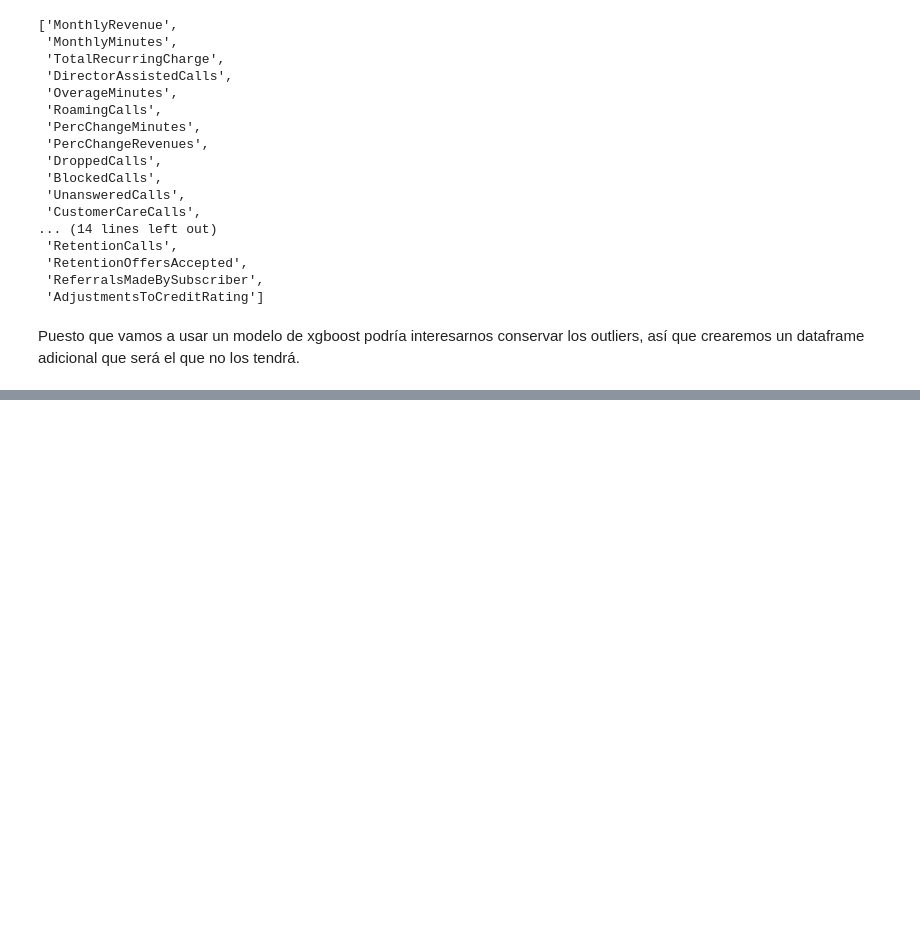
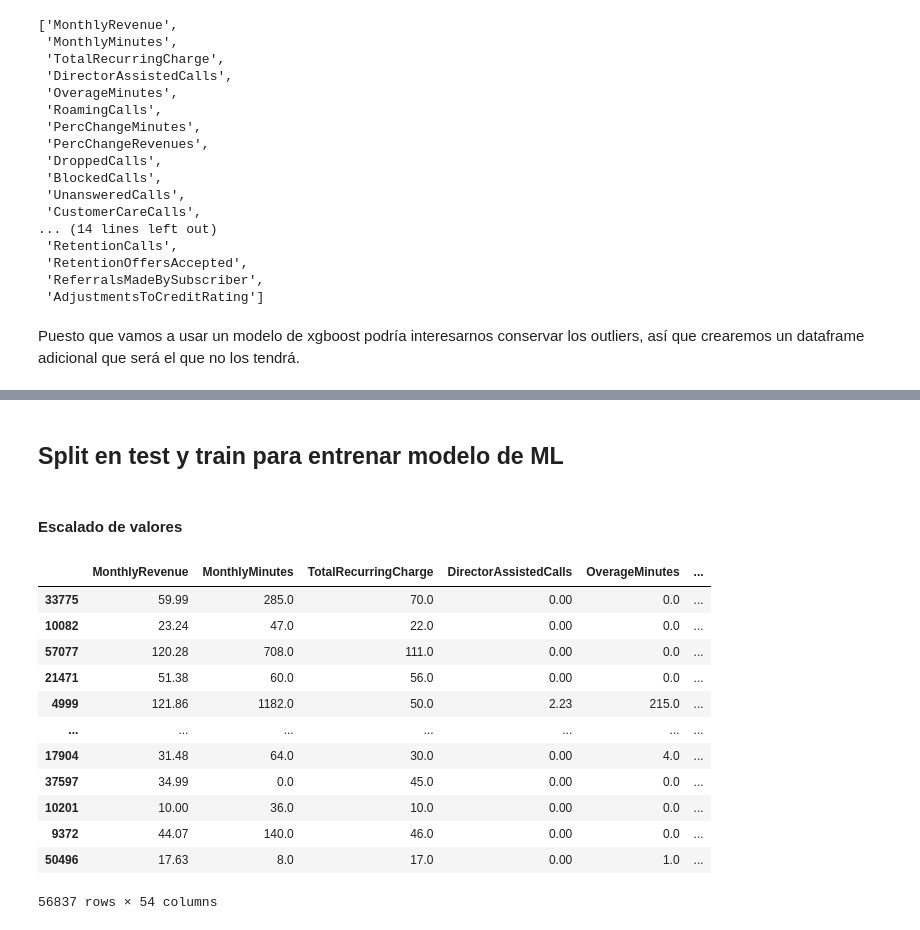
Before and after one commit to 4GeeksAcademy/ProyectoFinalDS_Churn_Pablo_Sahid, a Jupyter notebook: src/explore.ipynb, the cells around one changed output, grey strips where cells are left out. Drawn from its saved outputs; the diff is of its cells as text; code cells hidden in the pictures; blank space fills up the shorter version.

```diff
--- a/src/explore.ipynb
+++ b/src/explore.ipynb
@@ -1032,0 +1043,3 @@ outliers_dict # Este JSON me lo tengo que GUARDAR
+# %%
+with open("./outliers_dict.json", "w") as f:
+  json.dump(outliers_dict, f)
@@ -1032,0 +1114,8 @@ outliers_dict # Este JSON me lo tengo que GUARDAR
+# %%
+# Rellenar los valores de Age HH1 y Age HH2 con la moda  de la variable en ambos dataframes
+total_data_CON_outliers["AgeHH1"] = total_data_CON_outliers["AgeHH1"].fillna(df2["AgeHH1"].mode()[0]) # Cuando una variable es categórica
+total_data_CON_outliers["AgeHH2"] = total_data_CON_outliers["AgeHH2"].fillna(df2["AgeHH2"].mode()[0]) # Cuando una variable es categórica
+
+
+total_data_SIN_outliers["AgeHH1"] = total_data_SIN_outliers["AgeHH1"].fillna(df2["AgeHH1"].mode()[0])
+total_data_SIN_outliers["AgeHH2"] = total_data_SIN_outliers["AgeHH2"].fillna(df2["AgeHH2"].mode()[0])
@@ -1032,0 +1201,35 @@ outliers_dict # Este JSON me lo tengo que GUARDAR
+# %% [markdown]
+## Split en test y train para entrenar modelo de ML
+# %%
+
+
+# ESTO ES LO QUE ENTRA EN ESTE PASO
+# total_data_SIN_outliers
+# total_data_CON_outliers
+
+#Las predictoras son todas las variables menos Churn, vamos a recorrer el dataframe y añadirlas
+
+predictoras = [col for col in total_data_CON_outliers.columns
+               if pd.api.types.is_numeric_dtype(total_data_CON_outliers[col]) #la columna debe ser numerica
+               and col != "Churn"] # y no debe ser churn
+
+
+
+target = "Churn"
+
+X_CON = total_data_CON_outliers.drop(target, axis=1)[predictoras]
+X_SIN = total_data_SIN_outliers.drop(target, axis=1)[predictoras]
+y = total_data_CON_outliers[target]
+
+X_train_CON_outliers, X_test_CON_outliers, y_train, y_test = train_test_split(X_CON, y, test_size=0.2, random_state=10)
+X_train_SIN_outliers, X_test_SIN_outliers, _, _ = train_test_split(X_SIN, y, test_size=0.2, random_state=10)
+
+# ESTO ES LO QUE SALE DE ESTE PASO
+# X_train_CON_outliers
+# X_test_CON_outliers
+# X_train_SIN_outliers
+# X_test_SIN_outliers
+# y_train
+# y_test
+# %% [markdown]
+#### Escalado de valores
@@ -1032,0 +1305,16 @@ outliers_dict # Este JSON me lo tengo que GUARDAR
+# %%
+X_train_CON_outliers
+# %% [output]
+|  | MonthlyRevenue | MonthlyMinutes | TotalRecurringCharge | DirectorAssistedCalls | OverageMinutes | ... |
+| 33775 | 59.99 | 285.0 | 70.0 | 0.00 | 0.0 | ... |
+| 10082 | 23.24 | 47.0 | 22.0 | 0.00 | 0.0 | ... |
+| 57077 | 120.28 | 708.0 | 111.0 | 0.00 | 0.0 | ... |
+| 21471 | 51.38 | 60.0 | 56.0 | 0.00 | 0.0 | ... |
+| 4999 | 121.86 | 1182.0 | 50.0 | 2.23 | 215.0 | ... |
+| ... | ... | ... | ... | ... | ... | ... |
+| 17904 | 31.48 | 64.0 | 30.0 | 0.00 | 4.0 | ... |
+| 37597 | 34.99 | 0.0 | 45.0 | 0.00 | 0.0 | ... |
+| 10201 | 10.00 | 36.0 | 10.0 | 0.00 | 0.0 | ... |
+| 9372 | 44.07 | 140.0 | 46.0 | 0.00 | 0.0 | ... |
+| 50496 | 17.63 | 8.0 | 17.0 | 0.00 | 1.0 | ... |
+56837 rows × 54 columns
```
Also changed, not shown: parts of 42 cells of this notebook, 1 other file.
